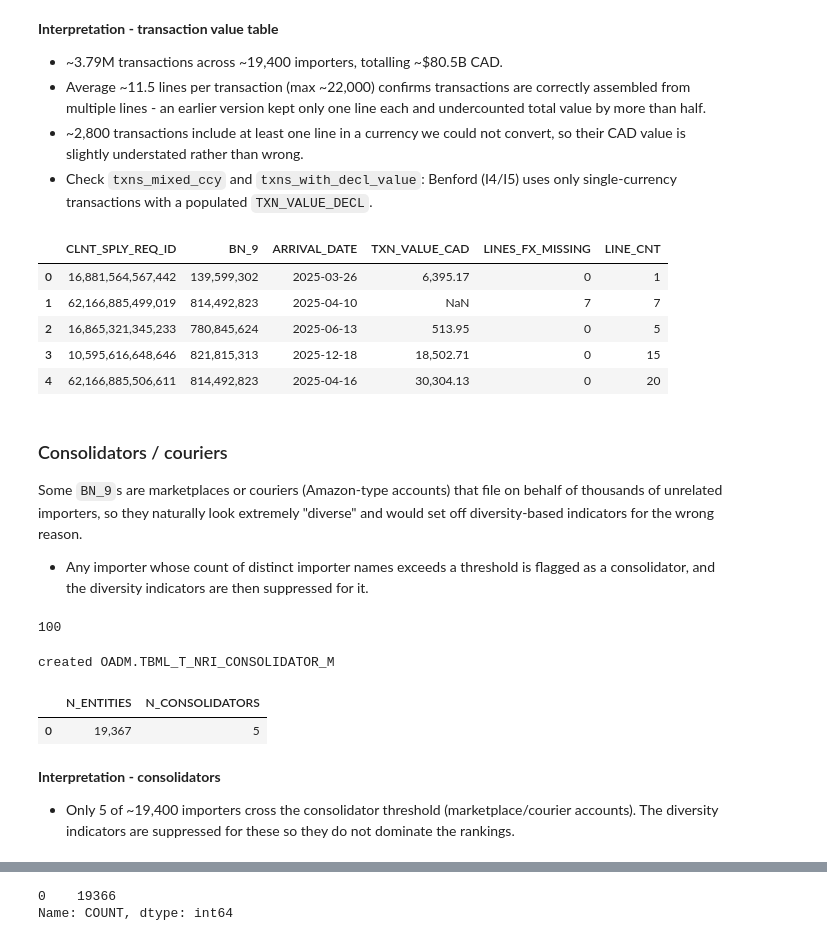
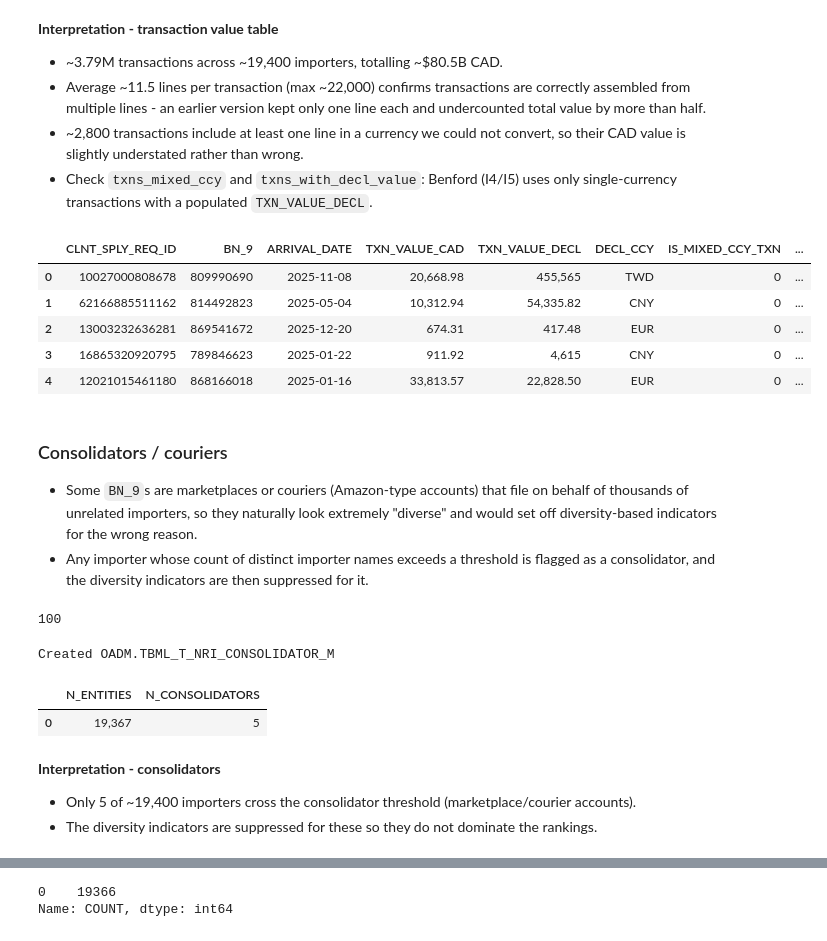
Before and after one commit to Daolaiya/cbsa-nri, a Jupyter notebook: NRI_2_TBML.ipynb, the cells around one changed output, grey strips where cells are left out. Cells and saved outputs as stored; diff of their text form; code cells hidden in the pictures.

```diff
--- a/NRI_2_TBML.ipynb
+++ b/NRI_2_TBML.ipynb
@@ -504,20 +513,20 @@ display_full(format_df_numbers(idadb.ida_query(q)))
 # %%
 q = f"""
 SELECT *
 FROM {TXN_TABLE}
 LIMIT 5;
 """
-display_full(format_df_numbers(idadb.ida_query(q)))
+display_full(format_specific_columns(idadb.ida_query(q), ["TXN_VALUE_CAD", "TXN_VALUE_DECL"]))
 # %% [output]
-|  | CLNT_SPLY_REQ_ID | BN_9 | ARRIVAL_DATE | TXN_VALUE_CAD | LINES_FX_MISSING | LINE_CNT |
-| 0 | 16,881,564,567,442 | 139,599,302 | 2025-03-26 | 6,395.17 | 0 | 1 |
-| 1 | 62,166,885,499,019 | 814,492,823 | 2025-04-10 | NaN | 7 | 7 |
-| 2 | 16,865,321,345,233 | 780,845,624 | 2025-06-13 | 513.95 | 0 | 5 |
-| 3 | 10,595,616,648,646 | 821,815,313 | 2025-12-18 | 18,502.71 | 0 | 15 |
-| 4 | 62,166,885,506,611 | 814,492,823 | 2025-04-16 | 30,304.13 | 0 | 20 |
+|  | CLNT_SPLY_REQ_ID | BN_9 | ARRIVAL_DATE | TXN_VALUE_CAD | TXN_VALUE_DECL | DECL_CCY | IS_MIXED_CCY_TXN | ... |
+| 0 | 10027000808678 | 809990690 | 2025-11-08 | 20,668.98 | 455,565 | TWD | 0 | ... |
+| 1 | 62166885511162 | 814492823 | 2025-05-04 | 10,312.94 | 54,335.82 | CNY | 0 | ... |
+| 2 | 13003232636281 | 869541672 | 2025-12-20 | 674.31 | 417.48 | EUR | 0 | ... |
+| 3 | 16865320920795 | 789846623 | 2025-01-22 | 911.92 | 4,615 | CNY | 0 | ... |
+| 4 | 12021015461180 | 868166018 | 2025-01-16 | 33,813.57 | 22,828.50 | EUR | 0 | ... |
 # %% [markdown]
 ### Consolidators / couriers
-Some `BN_9`s are marketplaces or couriers (Amazon-type accounts) that file on behalf of thousands of unrelated importers, so they naturally look extremely "diverse" and would set off diversity-based indicators for the wrong reason.
+- Some `BN_9`s are marketplaces or couriers (Amazon-type accounts) that file on behalf of thousands of unrelated importers, so they naturally look extremely "diverse" and would set off diversity-based indicators for the wrong reason.
 - Any importer whose count of distinct importer names exceeds a threshold is flagged as a consolidator, and the diversity indicators are then suppressed for it.
 # %%
 CONSOLIDATOR_MIN_NAMES
@@ -540,9 +549,9 @@ if REBUILD:
     DISTRIBUTE ON (BN_9);
     """
     idadb.ida_query(q)
-    print("created", CONSOLIDATOR_TABLE)
+    print("Created", CONSOLIDATOR_TABLE)
 # %% [output]
-created OADM.TBML_T_NRI_CONSOLIDATOR_M
+Created OADM.TBML_T_NRI_CONSOLIDATOR_M
 # %%
 q = f"""
 SELECT
@@ -556,7 +565,8 @@ display_full(format_df_numbers(idadb.ida_query(q)))
 | 0 | 19,367 | 5 |
 # %% [markdown]
 **Interpretation - consolidators**
-- Only 5 of ~19,400 importers cross the consolidator threshold (marketplace/courier accounts). The diversity indicators are suppressed for these so they do not dominate the rankings.
+- Only 5 of ~19,400 importers cross the consolidator threshold (marketplace/courier accounts).
+- The diversity indicators are suppressed for these so they do not dominate the rankings.
 # %%
 q = f"""
 SELECT *
```
Also changed, not shown: parts of 44 cells of this notebook.
